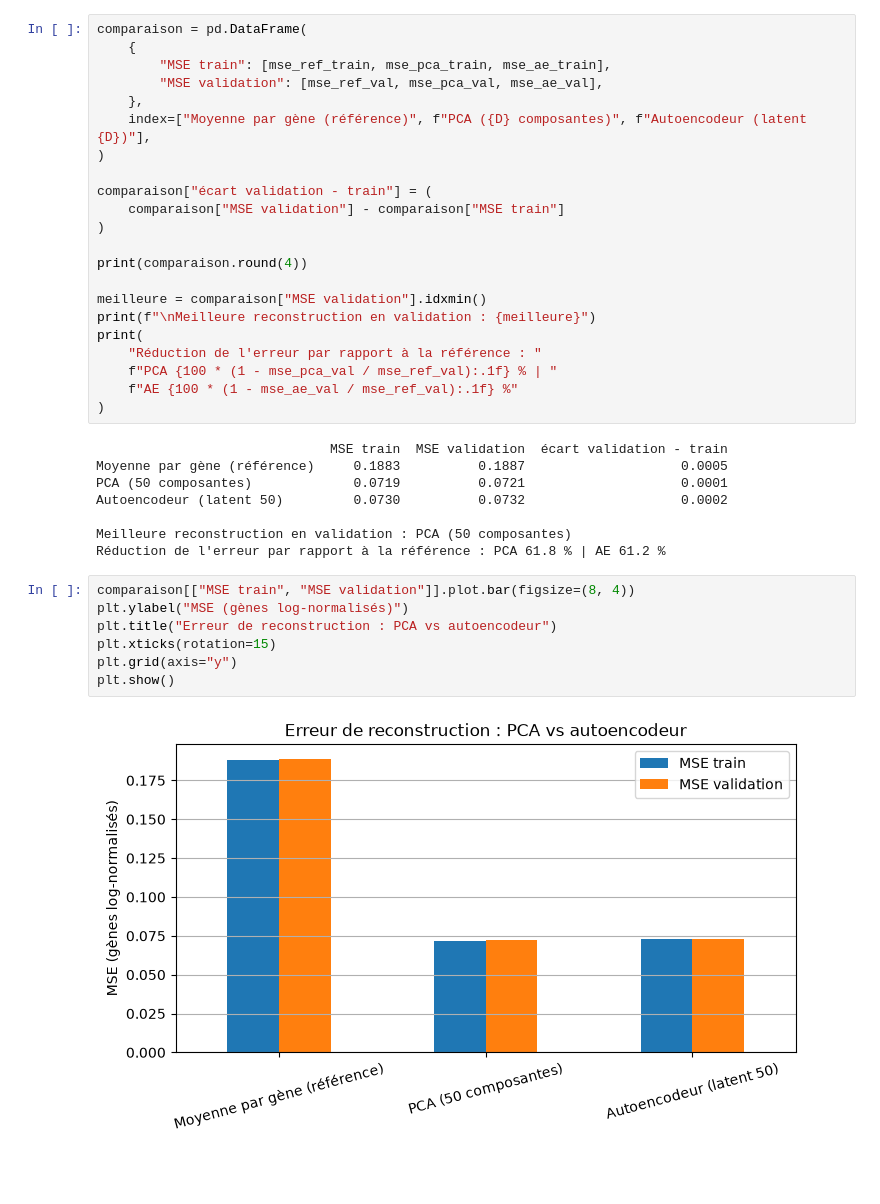
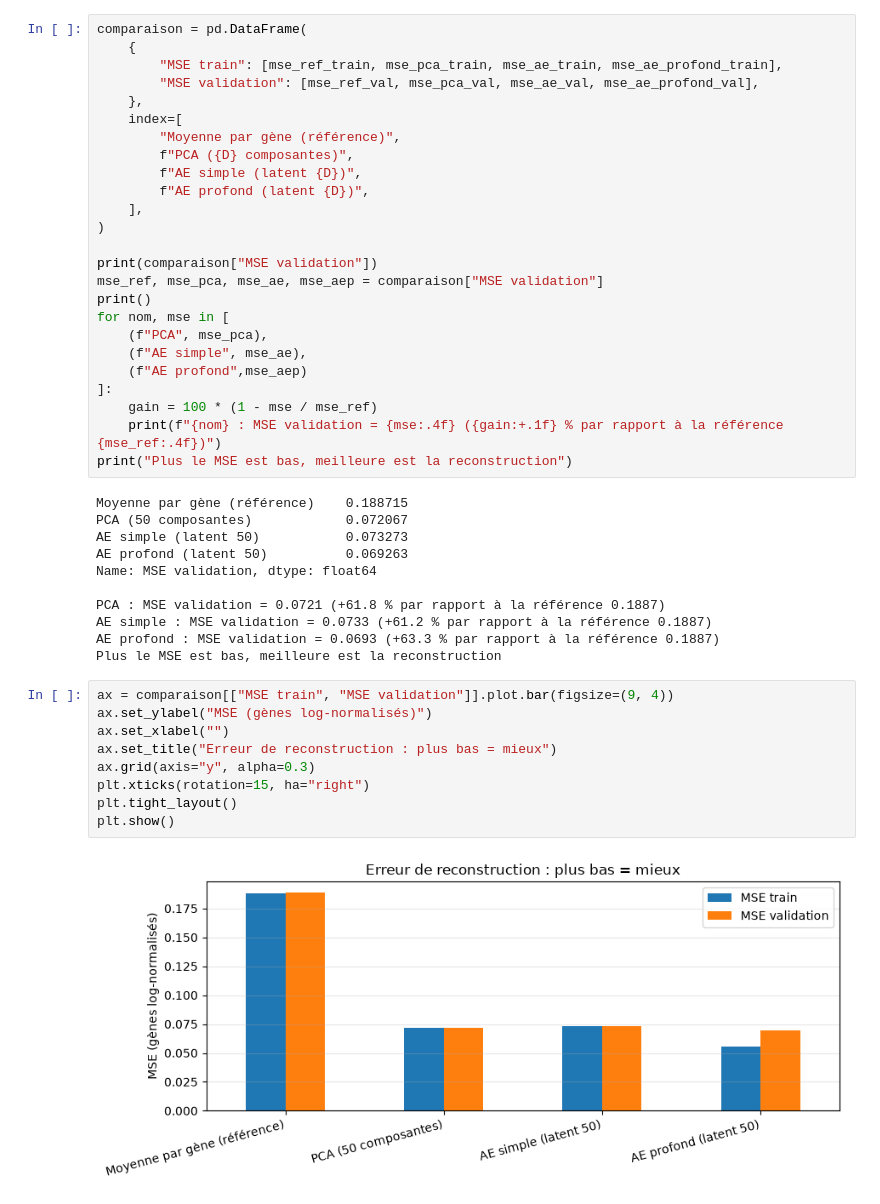
Before and after one commit to Simonn18/projet_DEA, a Jupyter notebook: Scripts/5-Comparaison-AE-PCA.ipynb, the cells around one changed output. Drawn from its saved outputs; the diff is of its cells as text; blank space fills up the shorter version.

Commit message:
modif Comparaison

```diff
--- a/Scripts/5-Comparaison-AE-PCA.ipynb
+++ b/Scripts/5-Comparaison-AE-PCA.ipynb
@@ -65,40 +85,48 @@ Toutes les MSE sont calculées sur la **même matrice cible** (2 000 gènes log-
 # %%
 comparaison = pd.DataFrame(
     {
-        "MSE train": [mse_ref_train, mse_pca_train, mse_ae_train],
-        "MSE validation": [mse_ref_val, mse_pca_val, mse_ae_val],
+        "MSE train": [mse_ref_train, mse_pca_train, mse_ae_train, mse_ae_profond_train],
+        "MSE validation": [mse_ref_val, mse_pca_val, mse_ae_val, mse_ae_profond_val],
     },
-    index=["Moyenne par gène (référence)", f"PCA ({D} composantes)", f"Autoencodeur (latent {D})"],
+    index=[
+        "Moyenne par gène (référence)",
+        f"PCA ({D} composantes)",
+        f"AE simple (latent {D})",
+        f"AE profond (latent {D})",
+    ],
 )
 
-comparaison["écart validation - train"] = (
-    comparaison["MSE validation"] - comparaison["MSE train"]
-)
-
-print(comparaison.round(4))
-
-meilleure = comparaison["MSE validation"].idxmin()
-print(f"\nMeilleure reconstruction en validation : {meilleure}")
-print(
-    "Réduction de l'erreur par rapport à la référence : "
-    f"PCA {100 * (1 - mse_pca_val / mse_ref_val):.1f} % | "
-    f"AE {100 * (1 - mse_ae_val / mse_ref_val):.1f} %"
-)
+print(comparaison["MSE validation"])
+mse_ref, mse_pca, mse_ae, mse_aep = comparaison["MSE validation"]
+print()
+for nom, mse in [
+    (f"PCA", mse_pca),
+    (f"AE simple", mse_ae),
+    (f"AE profond",mse_aep)
+]:
+    gain = 100 * (1 - mse / mse_ref)
+    print(f"{nom} : MSE validation = {mse:.4f} ({gain:+.1f} % par rapport à la référence {mse_ref:.4f})")
+print("Plus le MSE est bas, meilleure est la reconstruction")
 # %% [output]
-                              MSE train  MSE validation  écart validation - train
-Moyenne par gène (référence)     0.1883          0.1887                    0.0005
-PCA (50 composantes)             0.0719          0.0721                    0.0001
-Autoencodeur (latent 50)         0.0730          0.0732                    0.0002
+Moyenne par gène (référence)    0.188715
+PCA (50 composantes)            0.072067
+AE simple (latent 50)           0.073273
+AE profond (latent 50)          0.069263
+Name: MSE validation, dtype: float64
 
-Meilleure reconstruction en validation : PCA (50 composantes)
-Réduction de l'erreur par rapport à la référence : PCA 61.8 % | AE 61.2 %
+PCA : MSE validation = 0.0721 (+61.8 % par rapport à la référence 0.1887)
+AE simple : MSE validation = 0.0733 (+61.2 % par rapport à la référence 0.1887)
+AE profond : MSE validation = 0.0693 (+63.3 % par rapport à la référence 0.1887)
+Plus le MSE est bas, meilleure est la reconstruction
 # %%
-comparaison[["MSE train", "MSE validation"]].plot.bar(figsize=(8, 4))
-plt.ylabel("MSE (gènes log-normalisés)")
-plt.title("Erreur de reconstruction : PCA vs autoencodeur")
-plt.xticks(rotation=15)
-plt.grid(axis="y")
+ax = comparaison[["MSE train", "MSE validation"]].plot.bar(figsize=(9, 4))
+ax.set_ylabel("MSE (gènes log-normalisés)")
+ax.set_xlabel("")
+ax.set_title("Erreur de reconstruction : plus bas = mieux")
+ax.grid(axis="y", alpha=0.3)
+plt.xticks(rotation=15, ha="right")
+plt.tight_layout()
 plt.show()
 # %% [output]
-[figure, old version]
+[figure, new version]
 # %% [markdown]
```
Also changed, not shown: parts of 12 cells of this notebook, 3 other files.
